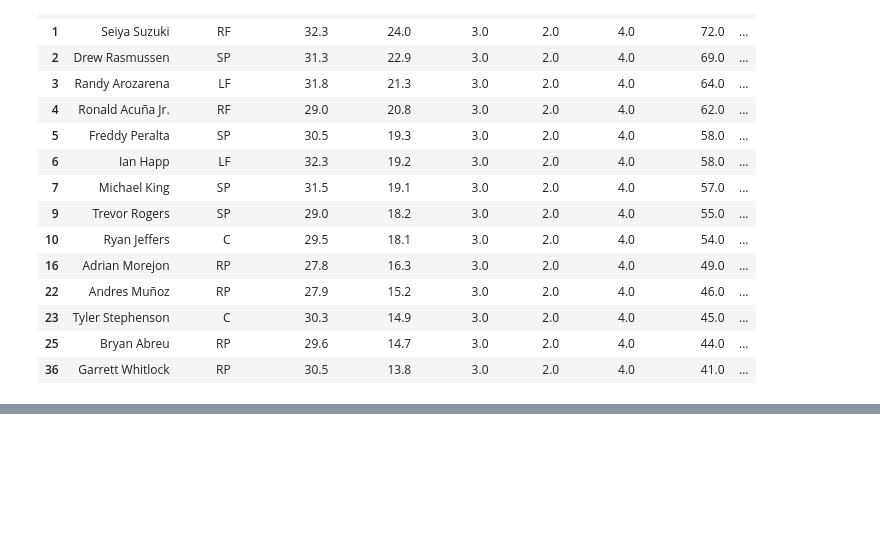
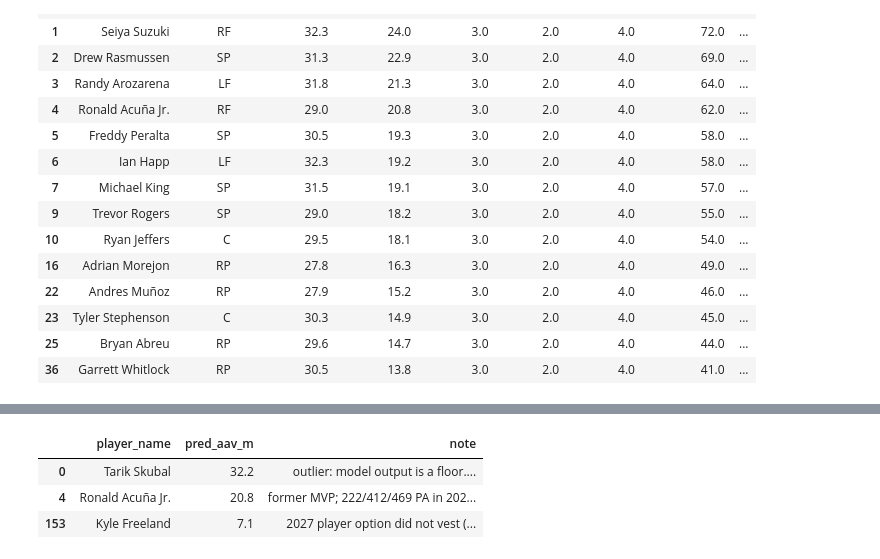
Before and after one commit to jpascarella17/fa-contract-model, a Jupyter notebook: notebooks/02_pull_stats.ipynb, the cells around one changed output, grey strips where cells are left out. Cells and saved outputs as stored; diff of their text form; code cells hidden in the pictures; blank space fills up the shorter version.

```diff
--- a/notebooks/02_pull_stats.ipynb
+++ b/notebooks/02_pull_stats.ipynb
@@ -1995,0 +2183,20 @@ Predicted years: {1.0: 156, 2.0: 81, 3.0: 15, 5.0: 1}
+# %%
+import pandas as pd
+
+out = pd.read_csv("../outputs/fa_2027_predictions.csv")
+notes = {
+    "Tarik Skubal": "outlier: model output is a floor. Closest precedent by age and weighted WAR is Gerrit Cole (2020): "
+                    "9 years, $324M ($36M AAV); top pitcher AAVs excluding Ohtani are about $34M-$43M. "
+                    "MLBTR expects over $400M",
+    "Ronald Acuña Jr.": "former MVP; 222/412/469 PA in 2024-2026, and his 2023 season (8.4 WAR) is outside the model's window; "
+                        "a $17MM club option makes reaching the market unlikely",
+    "Kyle Freeland": "2027 player option did not vest (under 170 IP in 2026); treated as a free agent",
+}
+out["note"] = out["player_name"].map(notes).fillna(out["note"])
+out.to_csv("../outputs/fa_2027_predictions.csv", index=False)
+out[out["note"].notna()][["player_name", "pred_aav_m", "note"]]
+# %% [output]
+|  | player_name | pred_aav_m | note |
+| 0 | Tarik Skubal | 32.2 | outlier: model output is a floor.... |
+| 4 | Ronald Acuña Jr. | 20.8 | former MVP; 222/412/469 PA in 202... |
+| 153 | Kyle Freeland | 7.1 | 2027 player option did not vest (... |
```
Also changed, not shown: parts of 2 cells of this notebook, 4 other files.
